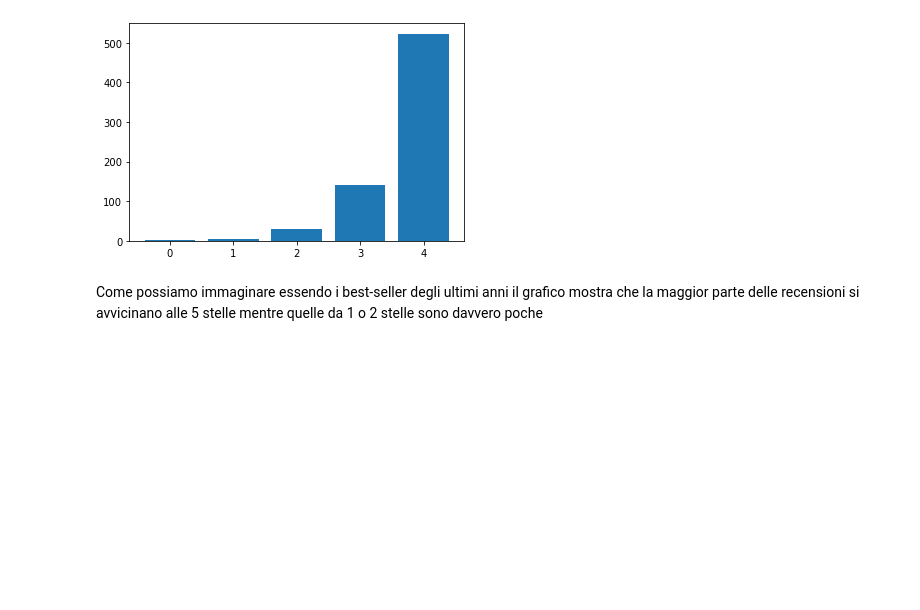
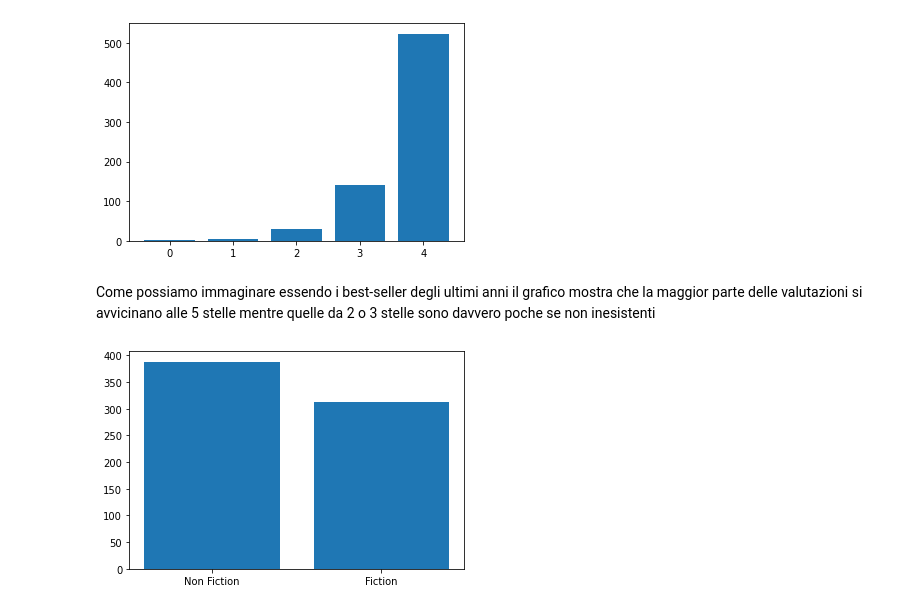
Before and after one commit to Nenne2000/BestSellerAmazon_Notebook, a Jupyter notebook: Notebook.ipynb, the cells around one changed output. Drawn from its saved outputs; the diff is of its cells as text; code cells hidden in the pictures; blank space fills up the shorter version.

```diff
--- a/Notebook.ipynb
+++ b/Notebook.ipynb
@@ -67,4 +99,11 @@ plt.bar(x=np.asarray(range(5)),height=histo[0])
 <BarContainer object of 5 artists>
 [figure]
 # %% [markdown]
-Come possiamo immaginare essendo i best-seller degli ultimi anni il grafico mostra che la maggior parte delle recensioni si avvicinano alle 5 stelle mentre quelle da 1 o 2 stelle sono davvero poche
+Come possiamo immaginare essendo i best-seller degli ultimi anni il grafico mostra che la maggior parte delle valutazioni si avvicinano alle 5 stelle mentre quelle da 2 o 3 stelle sono davvero poche se non inesistenti
+# %%
+df= pd.DataFrame(book[['Year','Genre']])
+counts = df["Genre"].value_counts()
+plt.bar(counts.index,counts.values)
+plt.show()
+# %% [output]
+[figure, added]
```
Also changed, not shown: parts of 9 cells of this notebook.
